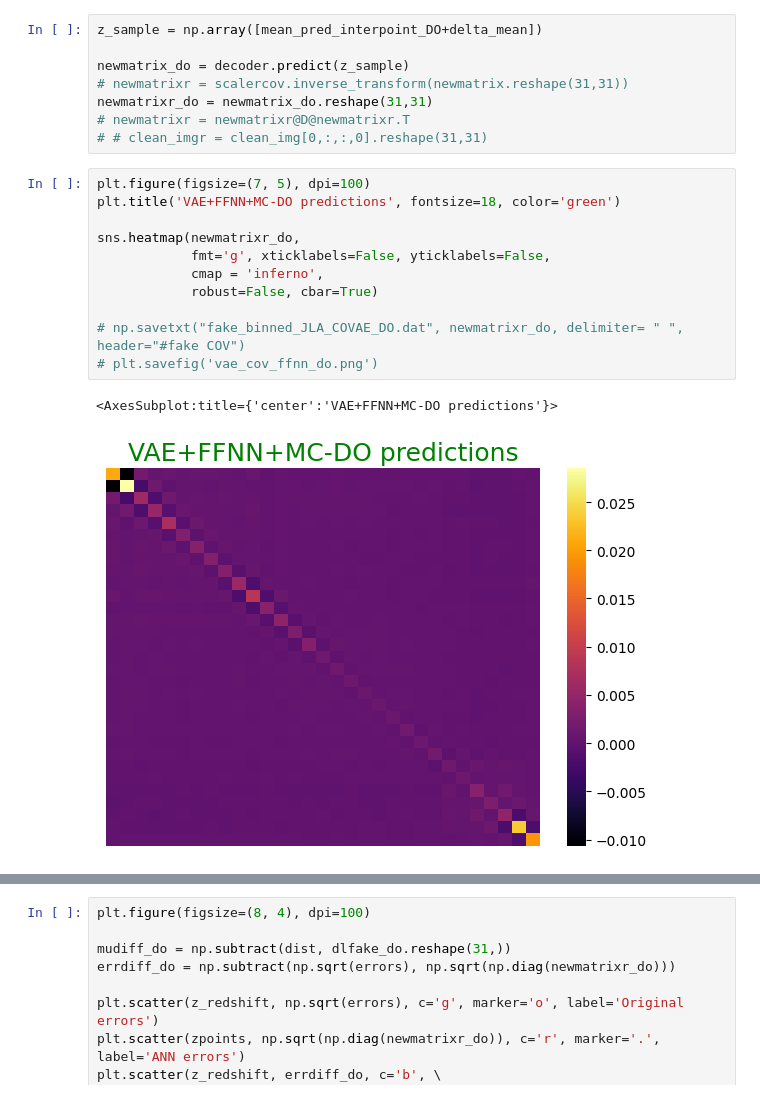
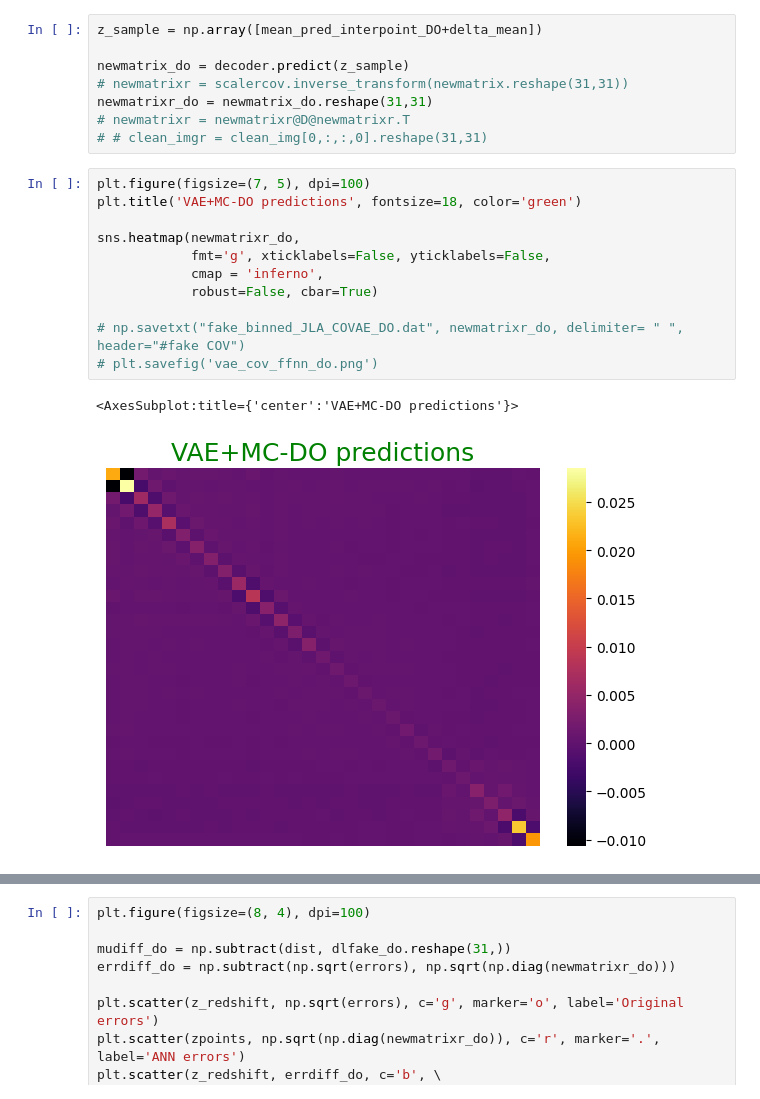
Before and after one commit to igomezv/crann, a Jupyter notebook: arxiv_notebooks/loadANNjla-review_plots.ipynb, the cells around one changed output, grey strips where cells are left out. Cells and saved outputs as stored; diff of their text form.

```diff
--- a/arxiv_notebooks/loadANNjla-review_plots.ipynb
+++ b/arxiv_notebooks/loadANNjla-review_plots.ipynb
@@ -421,15 +423,15 @@ newmatrixr_do = newmatrix_do.reshape(31,31)
 # # clean_imgr = clean_img[0,:,:,0].reshape(31,31)
 # %%
 plt.figure(figsize=(7, 5), dpi=100)
-plt.title('VAE+FFNN+MC-DO predictions', fontsize=18, color='green')
+plt.title('VAE+MC-DO predictions', fontsize=18, color='green')
 
 sns.heatmap(newmatrixr_do,
             fmt='g', xticklabels=False, yticklabels=False,
             cmap = 'inferno',
             robust=False, cbar=True)
 
 # np.savetxt("fake_binned_JLA_COVAE_DO.dat", newmatrixr_do, delimiter= " ", header="#fake COV")
 # plt.savefig('vae_cov_ffnn_do.png')
 # %% [output]
-<AxesSubplot:title={'center':'VAE+FFNN+MC-DO predictions'}>
+<AxesSubplot:title={'center':'VAE+MC-DO predictions'}>
-[figure, old version]
+[figure, new version]
```
Also changed, not shown: parts of 10 cells of this notebook.
